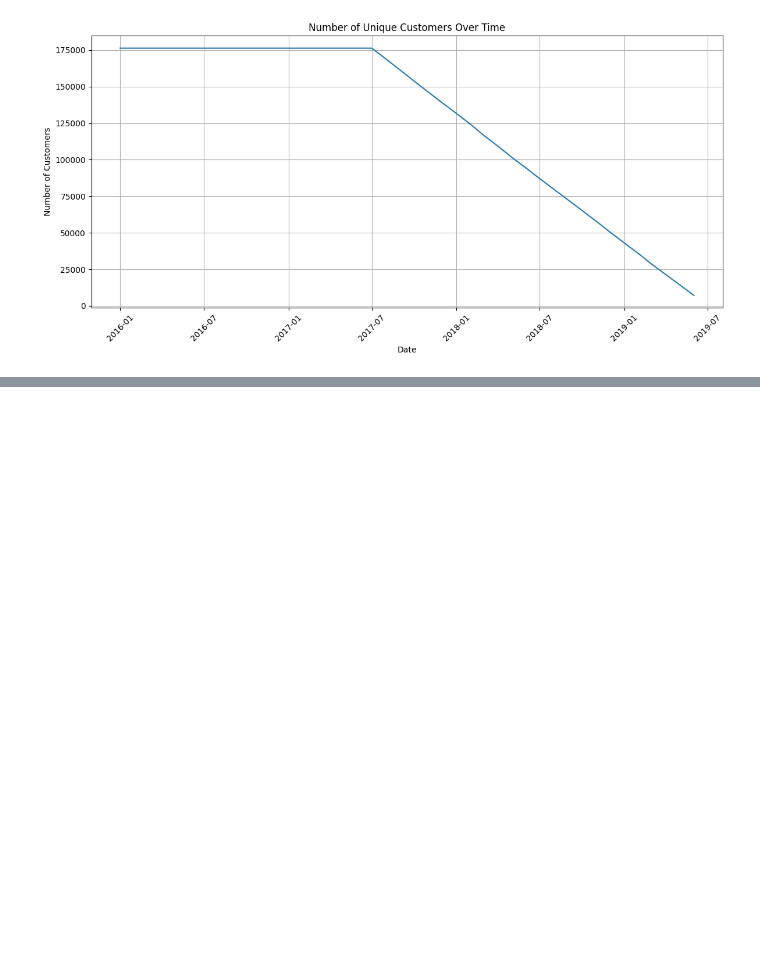
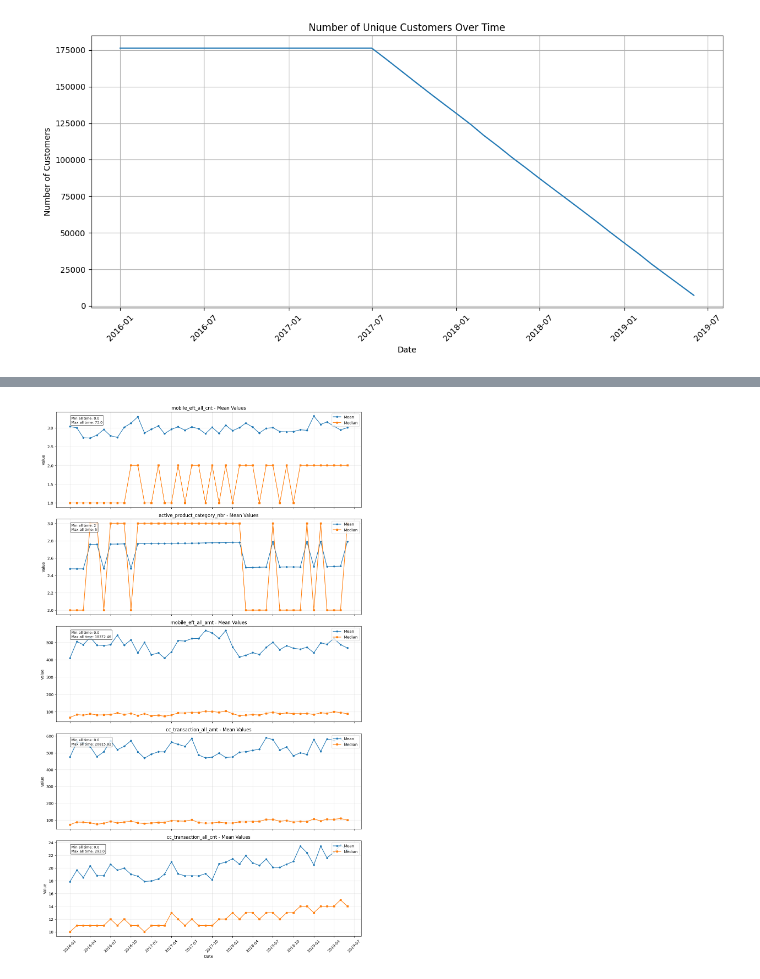
Before and after one commit to bthnsrts/datathon-team-guney-kampus, a Jupyter notebook: notebooks/exploratory_data_analysis.ipynb, the cells around one changed output, grey strips where cells are left out. Saved outputs shown, nothing was run; the diff lists cells and outputs as text; code cells hidden in the pictures; blank space fills up the shorter version.

```diff
--- a/notebooks/exploratory_data_analysis.ipynb
+++ b/notebooks/exploratory_data_analysis.ipynb
@@ -63,0 +177,13 @@ dtype: int64
+# %%
+# Define the numerical columns to analyze
+numerical_cols = ['mobile_eft_all_cnt', 'active_product_category_nbr', 'mobile_eft_all_amt', 'cc_transaction_all_amt', 'cc_transaction_all_cnt']
+
+# Create a copy of the dataframe and replace NaNs with zeros
+cust_hist_filled = cust_hist.copy()
+cust_hist_filled[numerical_cols] = cust_hist_filled[numerical_cols].fillna(0)
+
+# Calculate statistics grouped by date for all numerical columns
+stats_df = cust_hist_filled.groupby('date')[numerical_cols].agg(['mean', 'max', 'min', 'median'])
+
+# Display the first few rows of the results
+stats_df.head()
@@ -63,0 +199,45 @@ dtype: int64
+# %%
+import matplotlib.pyplot as plt
+import matplotlib.dates as mdates
+
+# Set up the figure with subplots - one for each metric
+metrics = ['mobile_eft_all_cnt', 'active_product_category_nbr', 'mobile_eft_all_amt', 'cc_transaction_all_amt', 'cc_transaction_all_cnt']
+fig, axes = plt.subplots(len(metrics), 1, figsize=(12, 4*len(metrics)), sharex=True)
+
+for i, metric in enumerate(metrics):
+    ax = axes[i]
+
+    # Plot mean and median
+    ax.plot(stats_df.index, stats_df[(metric, 'mean')], label='Mean', marker='o', markersize=4)
+    ax.plot(stats_df.index, stats_df[(metric, 'median')], label='Median', marker='s', markersize=4)
+
+    # Add title and labels
+    ax.set_title(f'{metric} - Mean Values', fontsize=12)
+    ax.set_ylabel('Value')
+    if i == len(metrics) - 1:  # Only for the bottom subplot
+        ax.set_xlabel('Date')
+
+    # Add grid
+    ax.grid(True, alpha=0.3)
+
+    # Format x-axis
+    ax.xaxis.set_major_formatter(mdates.DateFormatter('%Y-%m'))
+    ax.xaxis.set_major_locator(mdates.MonthLocator(interval=3))
+
+    # Find min and max values
+    min_val = stats_df[(metric, 'min')].min()
+    max_val = stats_df[(metric, 'max')].max()
+
+    # Add min-max as text box
+    props = dict(boxstyle='round', facecolor='white', alpha=0.8)
+    ax.text(0.05, 0.95, f"Min all time: {min_val}\nMax all time: {max_val}", transform=ax.transAxes, fontsize=9,
+            verticalalignment='top', bbox=props)
+
+    # Add legend
+    ax.legend(loc='upper right')
+
+plt.tight_layout()
+plt.xticks(rotation=45)
+plt.show()
+# %% [output]
+[figure, added]
```
Also changed, not shown: parts of 20 cells of this notebook.
